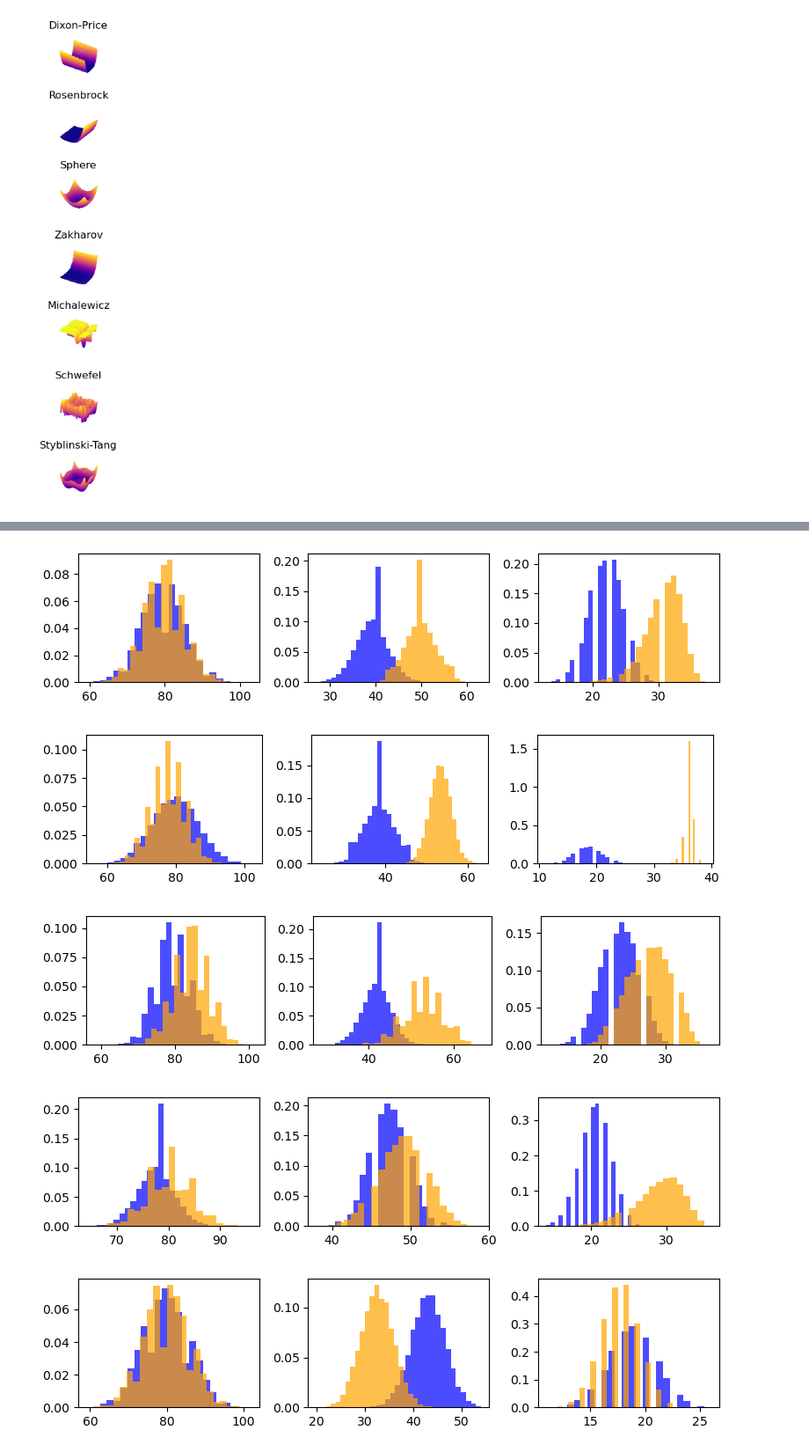
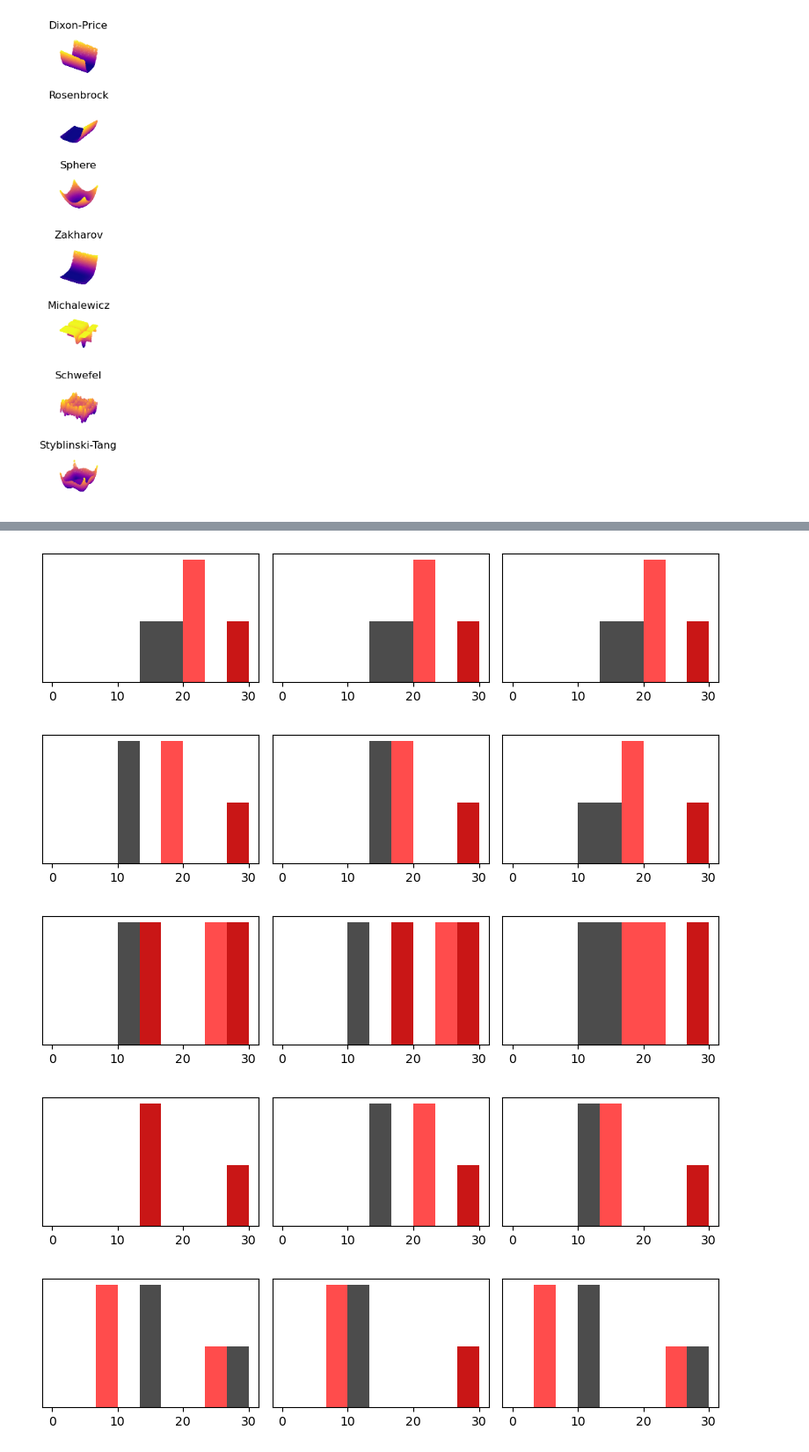
Before and after one commit to KBeshkov/top-mfld-class, a Jupyter notebook: simulations/MNIST_training.ipynb, the cells around one changed output, grey strips where cells are left out. Shown: that part at 88% size. Cells and saved outputs as stored; diff of their text form; code cells hidden in the pictures.

```diff
--- a/simulations/MNIST_training.ipynb
+++ b/simulations/MNIST_training.ipynb
@@ -144,22 +136,18 @@ _ = [plt.hist(out_code_rand[i],np.linspace(torch.min(out_code_rand[i]),torch.max
 # %%
-fig, ax = plt.subplots(2,len(out_code)-1,figsize=(8,2))
+fig, ax = plt.subplots(2,len(out_code.T),figsize=(8,2))
 
-for i in range(len(out_code)-1):
-    ax[0,i].hist(out_code[i],np.linspace(0,layer_sizes[i],
-                                  torch.max(out_code[i])-torch.min(out_code[i])),
+for i in range(len(out_code.T)):
+    ax[0,i].hist(out_code[:,i],np.linspace(0,layer_sizes[i],100),
                                   color='blue',density=True)
-    ax[0,i].hist(out_code_post[i],np.linspace(0,layer_sizes[i],
-                                  torch.max(out_code_post[i])-torch.min(out_code_post[i])),
+    ax[0,i].hist(out_code_post[:,i],np.linspace(0,layer_sizes[i],100),
                                   color='orange',density=True)
 
     ax[0,i].set_title("Layer " + str(i+1))
 
-    ax[1,i].hist(out_code_pre_rand[i],np.linspace(0,layer_sizes[i],
-                                  torch.max(out_code_pre_rand[i])-torch.min(out_code_pre_rand[i])),
+    ax[1,i].hist(out_code_pre_rand[:,i],np.linspace(0,layer_sizes[i],100),
                                   color='green',density=True)
-    ax[1,i].hist(out_code_rand[i],np.linspace(0,layer_sizes[i],
-                                  torch.max(out_code_rand[i])-torch.min(out_code_rand[i])),
+    ax[1,i].hist(out_code_rand[:,i],np.linspace(0,layer_sizes[i],100),
                                   color='purple',density=True)
 fig.tight_layout()
-fig.savefig("../MNIST_code_hist.png",dpi=500)
+#fig.savefig("../MNIST_code_hist.png",dpi=500)
 # %% [output]
@@ -282,21 +263,20 @@ Epoch [1000/1000], Loss: 0.0041
 if discrete:
     color_hists = ['black','red']
 else:
-    color_hists = ['blue','orange']
+    color_hists = ['black','red']
 for n,fnames in enumerate(function_names) :
-    fig, ax = plt.subplots(1,len(out_reg_code)-1,figsize=(8,2))
+    fig, ax = plt.subplots(1,len(out_reg_code.T),figsize=(8,2))
 
-    for i in range(len(out_reg_code)-1):
-        ax[i].hist(pretrained_codewords[n][i],np.linspace(torch.min(pretrained_codewords[n][i]),
-                                                          torch.max(pretrained_codewords[n][i]),25),
+    for i in range(len(out_reg_code.T)):
+        ax[i].hist(pretrained_codewords[n][i],np.linspace(0,f_dim,10),
                                       color=color_hists[0],density=True,alpha=0.7)
-        ax[i].hist(postrained_codewords[n][i],np.linspace(torch.min(postrained_codewords[n][i]),
-                                                          torch.max(postrained_codewords[n][i]),25),
+        ax[i].hist(postrained_codewords[n][i],np.linspace(0,f_dim,10),
                                           color=color_hists[1],density=True,alpha=0.7)
+        ax[i].set_yticks([])
     fig.tight_layout()
 
-    if discrete:
-        fig.savefig("../"+fnames+"_discrete_hist.png", dpi=500,transparent=True)
-    else:
-        fig.savefig("../"+fnames+"_continuous_hist.png", dpi=500,transparent=True)
+    #if discrete:
+    #    fig.savefig("../"+fnames+"_discrete_hist.png", dpi=500,transparent=True)
+    #else:
+    #    fig.savefig("../"+fnames+"_continuous_hist.png", dpi=500,transparent=True)
 # %% [output]
@@ -304,5 +284,5 @@ for n,fnames in enumerate(function_names) :
-[figure, old version]
+[figure, new version]
-[figure, old version]
+[figure, new version]
-[figure, old version]
+[figure, new version]
-[figure, old version]
+[figure, new version]
-[figure, old version]
+[figure, new version]
```
Also changed, not shown: parts of 12 cells of this notebook, 1 other file.
